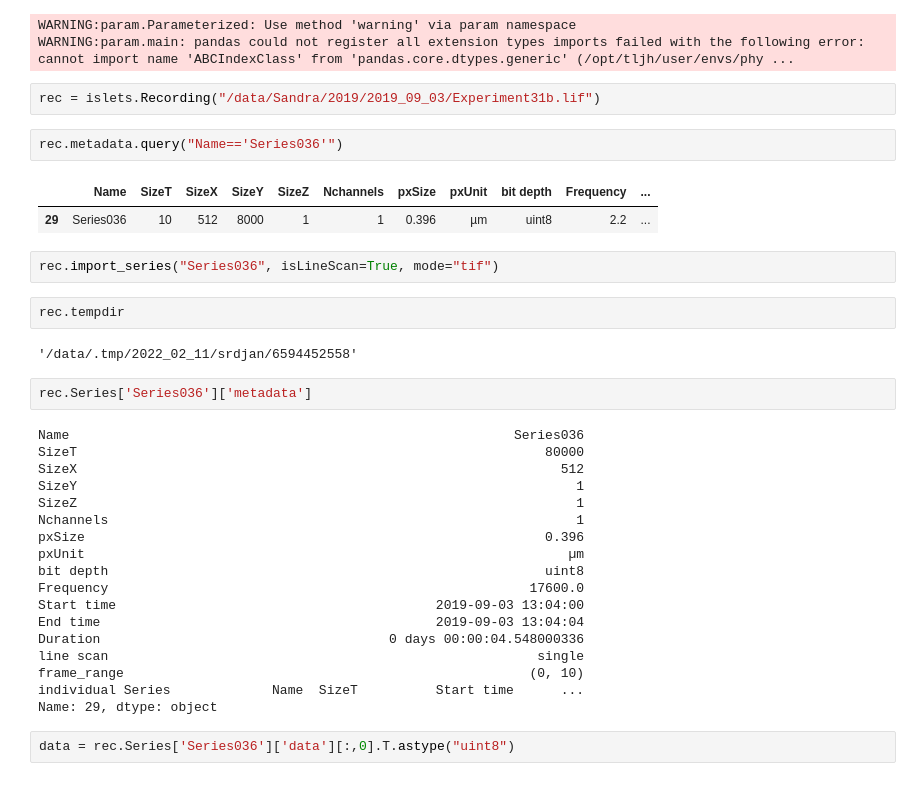
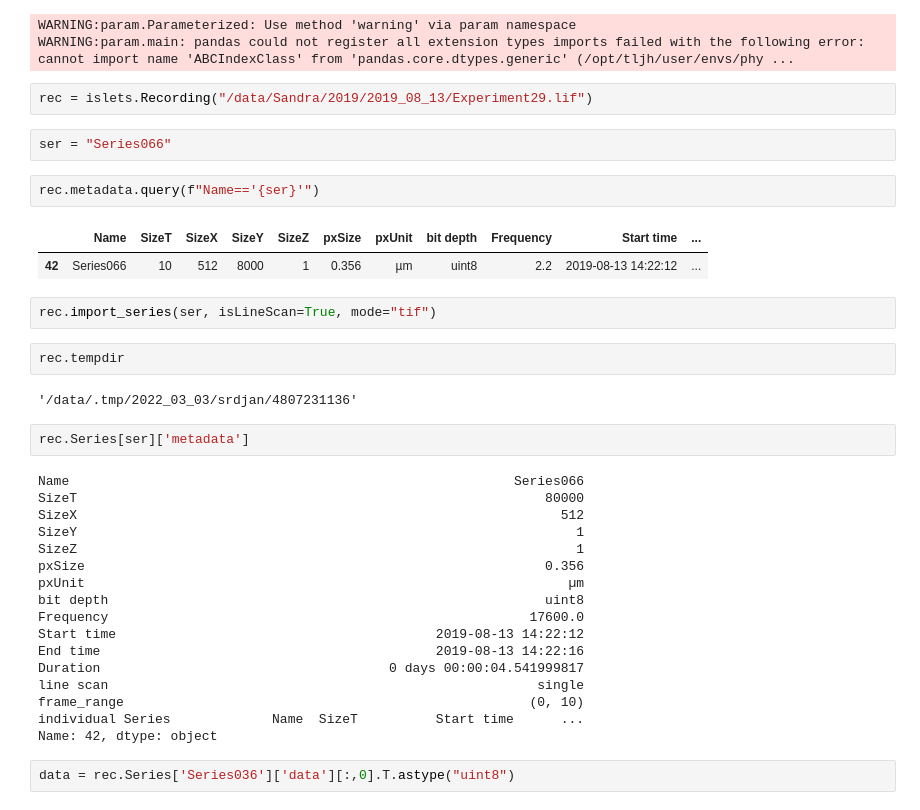
Before and after one commit to szarma/Physio_Ca, a Jupyter notebook: notebooks/LineScanner.ipynb, the cells around one changed output. Drawn from its saved outputs; the diff is of its cells as text.

```diff
--- a/notebooks/LineScanner.ipynb
+++ b/notebooks/LineScanner.ipynb
@@ -22,38 +22,39 @@ import islets
 WARNING:param.Parameterized: Use method 'warning' via param namespace
 WARNING:param.main: pandas could not register all extension types imports failed with the following error: cannot import name 'ABCIndexClass' from 'pandas.core.dtypes.generic' (/opt/tljh/user/envs/phy ...
 # %%
-rec = islets.Recording("/data/Sandra/2019/2019_09_03/Experiment31b.lif")
+rec = islets.Recording("/data/Sandra/2019/2019_08_13/Experiment29.lif")
+# %%
+ser = "Series066"
 # %%
-rec.metadata.query("Name=='Series036'")
+rec.metadata.query(f"Name=='{ser}'")
 # %% [output]
-|  | Name | SizeT | SizeX | SizeY | SizeZ | Nchannels | pxSize | pxUnit | bit depth | Frequency | ... |
-| 29 | Series036 | 10 | 512 | 8000 | 1 | 1 | 0.396 | µm | uint8 | 2.2 | ... |
+|  | Name | SizeT | SizeX | SizeY | SizeZ | pxSize | pxUnit | bit depth | Frequency | Start time | ... |
+| 42 | Series066 | 10 | 512 | 8000 | 1 | 0.356 | µm | uint8 | 2.2 | 2019-08-13 14:22:12 | ... |
 # %%
-rec.import_series("Series036", isLineScan=True, mode="tif")
+rec.import_series(ser, isLineScan=True, mode="tif")
 # %%
 rec.tempdir
 # %% [output]
-'/data/.tmp/2022_02_11/srdjan/6594452558'
+'/data/.tmp/2022_03_03/srdjan/4807231136'
 # %%
-rec.Series['Series036']['metadata']
+rec.Series[ser]['metadata']
 # %% [output]
-Name                                                         Series036
+Name                                                         Series066
 SizeT                                                            80000
 SizeX                                                              512
 SizeY                                                                1
 SizeZ                                                                1
-Nchannels                                                            1
-pxSize                                                           0.396
+pxSize                                                           0.356
 pxUnit                                                              µm
 bit depth                                                        uint8
 Frequency                                                      17600.0
-Start time                                         2019-09-03 13:04:00
-End time                                           2019-09-03 13:04:04
-Duration                                     0 days 00:00:04.548000336
+Start time                                         2019-08-13 14:22:12
+End time                                           2019-08-13 14:22:16
+Duration                                     0 days 00:00:04.541999817
 line scan                                                       single
 frame_range                                                    (0, 10)
 individual Series             Name  SizeT          Start time      ...
-Name: 29, dtype: object
+Name: 42, dtype: object
 # %%
 data = rec.Series['Series036']['data'][:,0].T.astype("uint8")
 # %%
```
